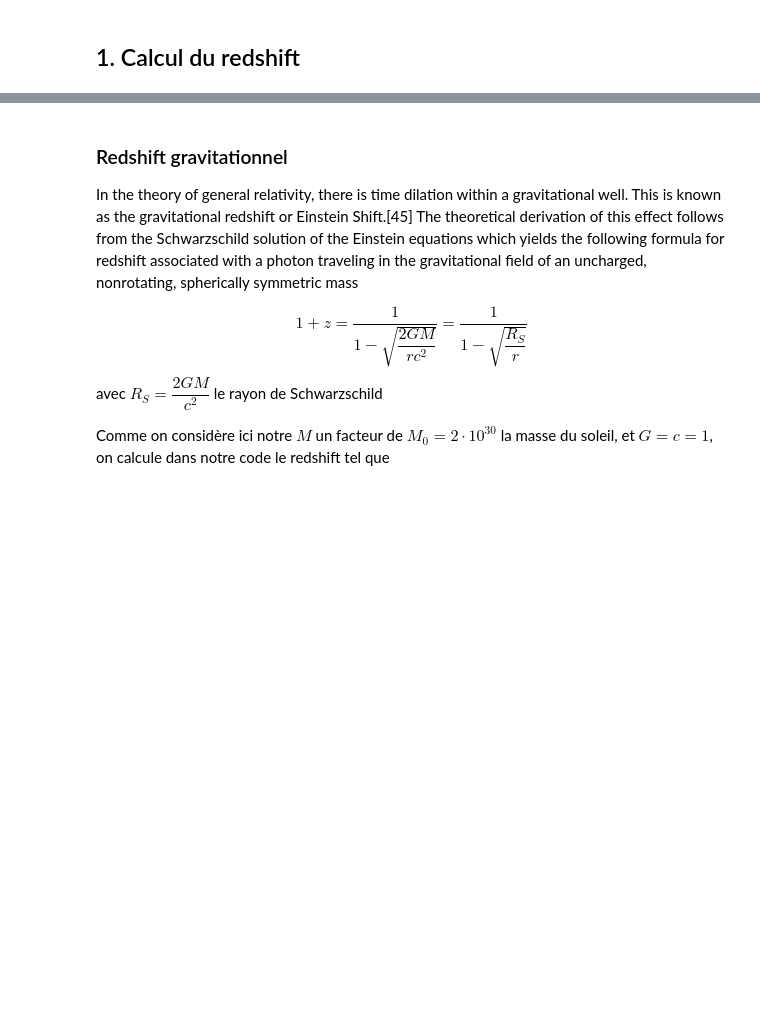
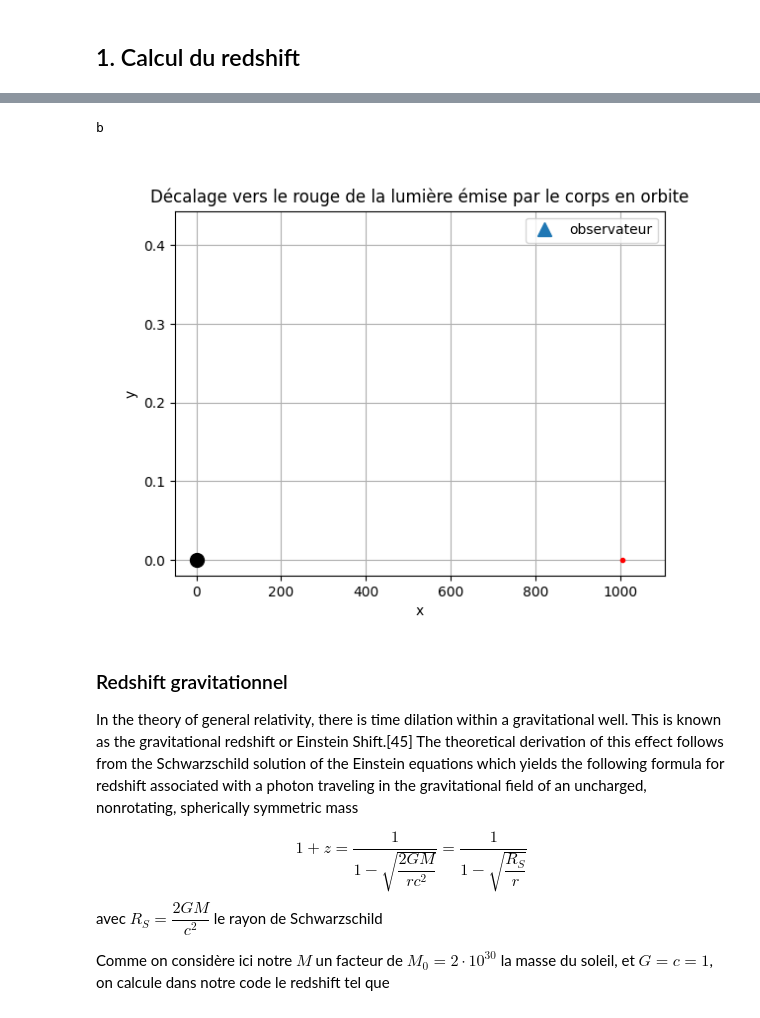
Before and after one commit to lalygator/projet_RG, a Jupyter notebook: rapport_redshift_updateV2.ipynb, the cells around one changed output, grey strips where cells are left out. Drawn from its saved outputs; the diff is of its cells as text; code cells hidden in the pictures; blank space fills up the shorter version.

```diff
--- a/rapport_redshift_updateV2.ipynb
+++ b/rapport_redshift_updateV2.ipynb
@@ -610 +634,63 @@ peut etre dire qu'on arrive pas a faire la lentille?
+# %%
+def redshift_doppler(y_sol, frame):
+
+    try:
+        vy=y_sol[frame+1]-y_sol[frame]
+    except:
+        vy=0
+
+    z=((1+vy)/(1-vy))**(1/2)-1
+
+    return z
+
+
+fig, ax = plt.subplots()
+
+if np.max(x_sol)>10*abs(np.min(x_sol)) and abs(np.min(y_sol))>np.max(y_sol)*10:
+    print("a")
+    ax.set_xlim(np.min(x_sol)-0.1*np.max(x_sol), np.max(x_sol)+0.1*abs(np.min(x_sol)))
+    ax.set_ylim(np.min(y_sol)-0.1*np.max(y_sol), np.max(y_sol)+0.1*abs(np.min(y_sol)))
+elif np.min(x_sol)>0 and np.min(y_sol)>=0:
+    print("b")
+    ax.set_xlim(-0.05*np.max(x_sol), np.max(x_sol)+0.1*np.max(x_sol))
+    ax.set_ylim(-0.05*np.max(y_sol), np.max(y_sol)+0.1*np.max(y_sol))
+elif np.min(x_sol)<0:
+    print("c")
+    ax.set_xlim(np.min(x_sol)-0.1*np.max(x_sol), np.max(x_sol)+0.1*np.max(x_sol))
+    ax.set_ylim(np.min(y_sol)-0.1*np.max(y_sol), np.max(y_sol)+0.1*np.max(y_sol))
+
+ax.plot(0, 0, 'ko', markersize=10) # trou noire
+ax.plot(0, -3.5, '^', markersize=10, label="observateur")
+
+line, = ax.plot(x_sol[0:1], y_sol[0:1], 'b-',color="blue", lw=0.5)    # trajectoire
+planet, = ax.plot(x_sol[0], y_sol[0], 'ro', color="red",markersize=3)  # position initiale
+
+ax.legend(loc='upper right')#, bbox_to_anchor=(0, 0.5), ncol=1)
+
+
+def animate(frame):
+
+    line.set_data(x_sol[:frame], y_sol[:frame])
+    planet.set_data(x_sol[frame], y_sol[frame])
+    z_current=redshift_doppler(y_sol, frame)
+    text_redshift.set_text(f'Redshift: {z_current:.2e}')
+
+    return line, planet, text_redshift
+
+
+
+skip_factor = 4
+text_redshift = ax.text(0.95, 0.05, '', transform=ax.transAxes, fontsize=10,
+                        verticalalignment='bottom', horizontalalignment='right')
+
+ani = FuncAnimation(fig, animate, frames=range(0, len(x_sol), skip_factor), blit=True, interval=1)
+
+plt.xlabel('x')
+plt.ylabel('y')
+plt.title ("Décalage vers le rouge de la lumière émise par le corps en orbite")#("Trajectoire d'un photon autour de trou noire.")
+plt.grid(True)
+plt.show()
+# %% [output]
+b
+[figure, added]
 # %% [markdown]
```
Also changed, not shown: parts of 2 cells of this notebook.
